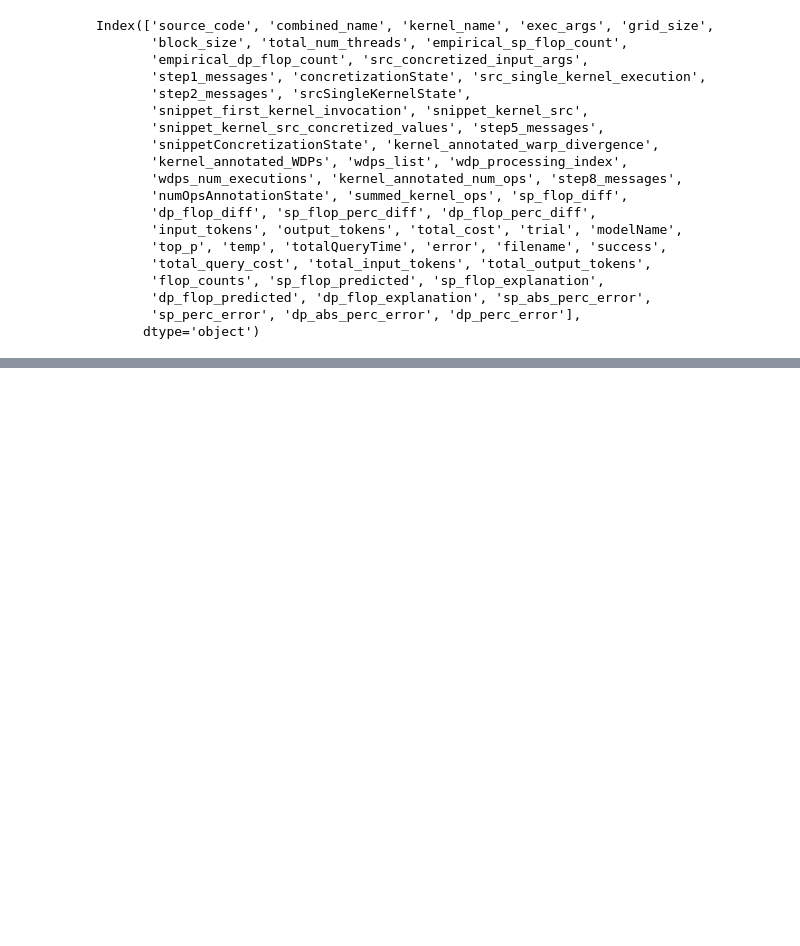
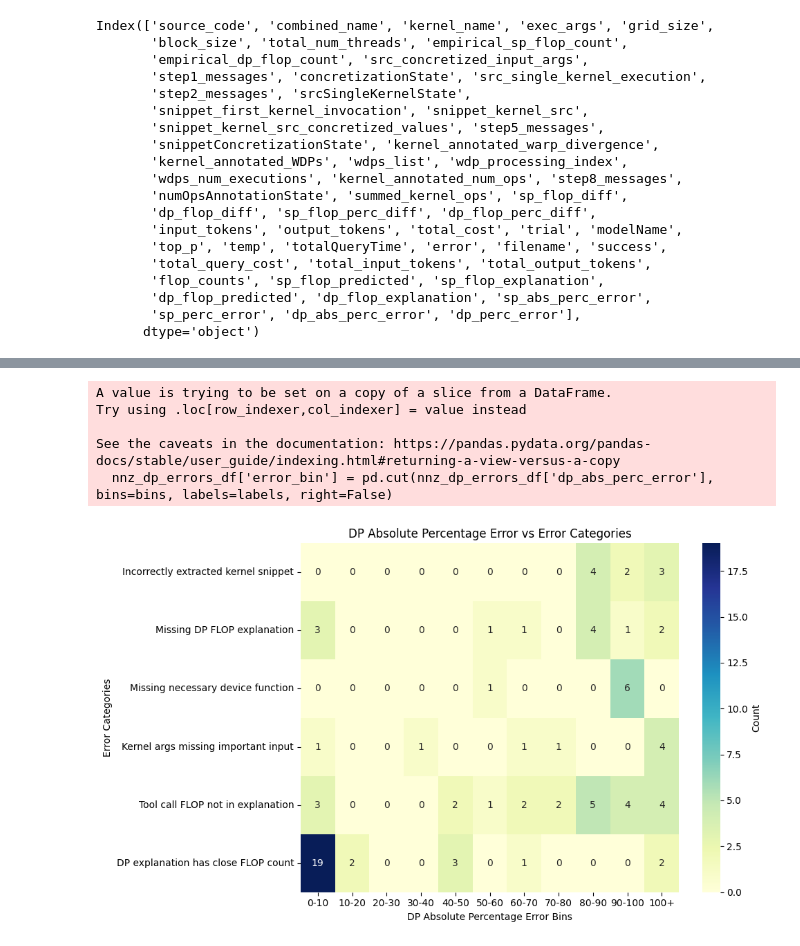
Before and after one commit to Scientific-Computing-Lab/gpuFLOPBench, a Jupyter notebook: qdecomp-langgraph-studio/kernel-survey/analysis/analyzeFailureCases.ipynb, the cells around one changed output, grey strips where cells are left out. Saved outputs shown, nothing was run; the diff lists cells and outputs as text; code cells hidden in the pictures; blank space fills up the shorter version.

```diff
--- a/qdecomp-langgraph-studio/kernel-survey/analysis/analyzeFailureCases.ipynb
+++ b/qdecomp-langgraph-studio/kernel-survey/analysis/analyzeFailureCases.ipynb
@@ -786,0 +732,63 @@ long mv_csr_parallel(const int repeat, const int bs, const size_t num_rows, cons
+# %%
+# let's define the error categories
+# 1: not an easy code (is_easy_code == False)
+# 2: incorrectly extracted kernel snippet (extractedIncorrectSnippet == 1)
+# 3: missing SP FLOP explanation (missingSPFLOPExplanation == 1)
+# 4: missing DP FLOP explanation (missingDPFLOPExplanation == 1)
+# 5: missing necessary device function in extracted snippet (missingNecessaryDeviceFunction == 1)
+# 6: extracted kernel args missing important input value (extractedKernelArgsMissingImportantValue == 1)
+# 7: incorrectly completed tool call (toolCallExplanationSPFLOPCountMismatch == 1 or toolCallExplanationDPFLOPCountMismatch == 1)
+
+# let's make a heatmap and see if there is a category of error that is more common than others
+
+# Define bins for sp_abs_perc_error
+bins = list(range(0, 101, 10)) + [float('inf')]  # 0-10, 10-20, ..., 90-100, 100+
+labels = [f"{i}-{i+10}" for i in range(0, 100, 10)] + ["100+"]
+
+# Bin the dp_abs_perc_error values
+nnz_dp_errors_df['error_bin'] = pd.cut(nnz_dp_errors_df['dp_abs_perc_error'], bins=bins, labels=labels, right=False)
+
+# Define error categories
+error_categories = [
+    'extractedIncorrectSnippet',
+    'missingDPFLOPExplanation',
+    'missing_necessary_device_function',
+    'extractedKernelArgsMissingImportantValue',
+    'toolCallExplanationDPFLOPCountMismatch',
+    'dpExplanationHasCloseFLOPCount',
+]
+
+# Define a mapping of error categories to descriptive strings
+error_category_descriptions = {
+    1: "Incorrectly extracted kernel snippet",
+    2: "Missing DP FLOP explanation",
+    3: "Missing necessary device function",
+    4: "Kernel args missing important input",
+    5: "Tool call FLOP not in explanation",
+    6: "DP explanation has close FLOP count"
+}
+
+# Create a DataFrame to count occurrences of each error category in each bin
+heatmap_data = pd.DataFrame(0, index=labels, columns=range(1, len(error_categories)))
+
+for i, category in enumerate(error_categories, start=1):
+    heatmap_data[i] = nnz_dp_errors_df.groupby('error_bin')[category].sum()
+
+# Update the Y-axis labels to use descriptive strings
+heatmap_data = heatmap_data.rename(columns=error_category_descriptions)
+
+# Plot the heatmap with swapped axes
+plt.figure(figsize=(10, 6))
+sns.heatmap(heatmap_data.T, annot=True, fmt="d", cmap="YlGnBu", cbar_kws={'label': 'Count'})
+plt.ylabel("Error Categories")
+plt.xlabel("DP Absolute Percentage Error Bins")
+plt.title("DP Absolute Percentage Error vs Error Categories")
+plt.tight_layout()
+plt.show()
+# %% [output]
+A value is trying to be set on a copy of a slice from a DataFrame.
+Try using .loc[row_indexer,col_indexer] = value instead
+
+See the caveats in the documentation: https://pandas.pydata.org/pandas-docs/stable/user_guide/indexing.html#returning-a-view-versus-a-copy
+  nnz_dp_errors_df['error_bin'] = pd.cut(nnz_dp_errors_df['dp_abs_perc_error'], bins=bins, labels=labels, right=False)
+[figure, added]
```
Also changed, not shown: parts of 15 cells of this notebook.
